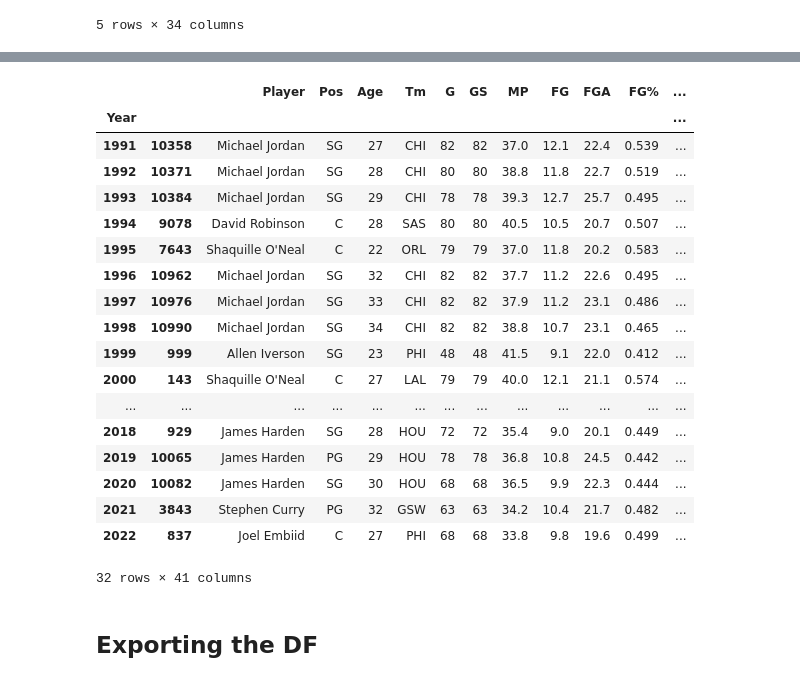
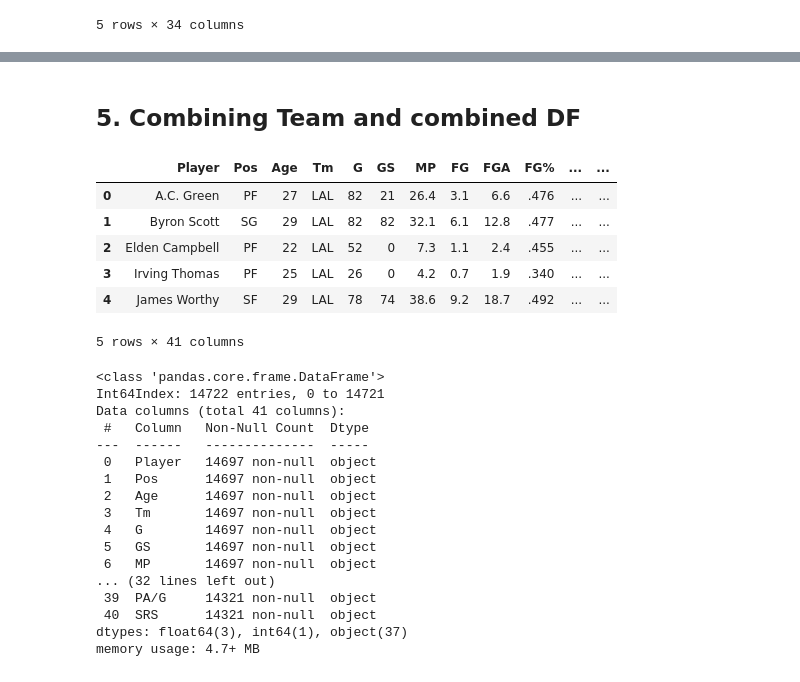
Before and after one commit to RVA-TheCoder/Web-Scrapping-in-Python, a Jupyter notebook: NBA/Part2_Data_Cleaning.ipynb, the cells around one changed output, grey strips where cells are left out. Cells and saved outputs as stored; diff of their text form; code cells hidden in the pictures.

Commit message:
added updated files Part1 Web scrapping and Part2 Data cleaning files

```diff
--- a/NBA/Part2_Data_Cleaning.ipynb
+++ b/NBA/Part2_Data_Cleaning.ipynb
@@ -556,24 +361,0 @@ dtype: object
-# %%
-stats.groupby("Year").apply(lambda x : x.sort_values("PTS" , ascending = False).head(1) )
-# %% [output]
-|  |  | Player | Pos | Age | Tm | G | GS | MP | FG | FGA | FG% | ... |
-| Year |  |  |  |  |  |  |  |  |  |  |  | ... |
-| 1991 | 10358 | Michael Jordan | SG | 27 | CHI | 82 | 82 | 37.0 | 12.1 | 22.4 | 0.539 | ... |
-| 1992 | 10371 | Michael Jordan | SG | 28 | CHI | 80 | 80 | 38.8 | 11.8 | 22.7 | 0.519 | ... |
-| 1993 | 10384 | Michael Jordan | SG | 29 | CHI | 78 | 78 | 39.3 | 12.7 | 25.7 | 0.495 | ... |
-| 1994 | 9078 | David Robinson | C | 28 | SAS | 80 | 80 | 40.5 | 10.5 | 20.7 | 0.507 | ... |
-| 1995 | 7643 | Shaquille O'Neal | C | 22 | ORL | 79 | 79 | 37.0 | 11.8 | 20.2 | 0.583 | ... |
-| 1996 | 10962 | Michael Jordan | SG | 32 | CHI | 82 | 82 | 37.7 | 11.2 | 22.6 | 0.495 | ... |
-| 1997 | 10976 | Michael Jordan | SG | 33 | CHI | 82 | 82 | 37.9 | 11.2 | 23.1 | 0.486 | ... |
-| 1998 | 10990 | Michael Jordan | SG | 34 | CHI | 82 | 82 | 38.8 | 10.7 | 23.1 | 0.465 | ... |
-| 1999 | 999 | Allen Iverson | SG | 23 | PHI | 48 | 48 | 41.5 | 9.1 | 22.0 | 0.412 | ... |
-| 2000 | 143 | Shaquille O'Neal | C | 27 | LAL | 79 | 79 | 40.0 | 12.1 | 21.1 | 0.574 | ... |
-| ... | ... | ... | ... | ... | ... | ... | ... | ... | ... | ... | ... | ... |
-| 2018 | 929 | James Harden | SG | 28 | HOU | 72 | 72 | 35.4 | 9.0 | 20.1 | 0.449 | ... |
-| 2019 | 10065 | James Harden | PG | 29 | HOU | 78 | 78 | 36.8 | 10.8 | 24.5 | 0.442 | ... |
-| 2020 | 10082 | James Harden | SG | 30 | HOU | 68 | 68 | 36.5 | 9.9 | 22.3 | 0.444 | ... |
-| 2021 | 3843 | Stephen Curry | PG | 32 | GSW | 63 | 63 | 34.2 | 10.4 | 21.7 | 0.482 | ... |
-| 2022 | 837 | Joel Embiid | C | 27 | PHI | 68 | 68 | 33.8 | 9.8 | 19.6 | 0.499 | ... |
-32 rows × 41 columns
-# %% [markdown]
-## Exporting the DF
@@ -581,0 +362,2 @@ stats.to_csv("mvps_player_team.csv")
+# %% [markdown]
+## 5. Combining Team and combined DF
@@ -581,0 +366,30 @@ stats.to_csv("mvps_player_team.csv")
+# %%
+stats.head()
+# %% [output]
+|  | Player | Pos | Age | Tm | G | GS | MP | FG | FGA | FG% | ... | ... |
+| 0 | A.C. Green | PF | 27 | LAL | 82 | 21 | 26.4 | 3.1 | 6.6 | .476 | ... | ... |
+| 1 | Byron Scott | SG | 29 | LAL | 82 | 82 | 32.1 | 6.1 | 12.8 | .477 | ... | ... |
+| 2 | Elden Campbell | PF | 22 | LAL | 52 | 0 | 7.3 | 1.1 | 2.4 | .455 | ... | ... |
+| 3 | Irving Thomas | PF | 25 | LAL | 26 | 0 | 4.2 | 0.7 | 1.9 | .340 | ... | ... |
+| 4 | James Worthy | SF | 29 | LAL | 78 | 74 | 38.6 | 9.2 | 18.7 | .492 | ... | ... |
+5 rows × 41 columns
+# %%
+stats.info()
+# %% [output]
+<class 'pandas.core.frame.DataFrame'>
+Int64Index: 14722 entries, 0 to 14721
+Data columns (total 41 columns):
+ #   Column   Non-Null Count  Dtype
+---  ------   --------------  -----
+ 0   Player   14697 non-null  object
+ 1   Pos      14697 non-null  object
+ 2   Age      14697 non-null  object
+ 3   Tm       14697 non-null  object
+ 4   G        14697 non-null  object
+ 5   GS       14697 non-null  object
+ 6   MP       14697 non-null  object
+... (32 lines left out)
+ 39  PA/G     14321 non-null  object
+ 40  SRS      14321 non-null  object
+dtypes: float64(3), int64(1), object(37)
+memory usage: 4.7+ MB
```
Also changed, not shown: parts of 60 cells of this notebook.
